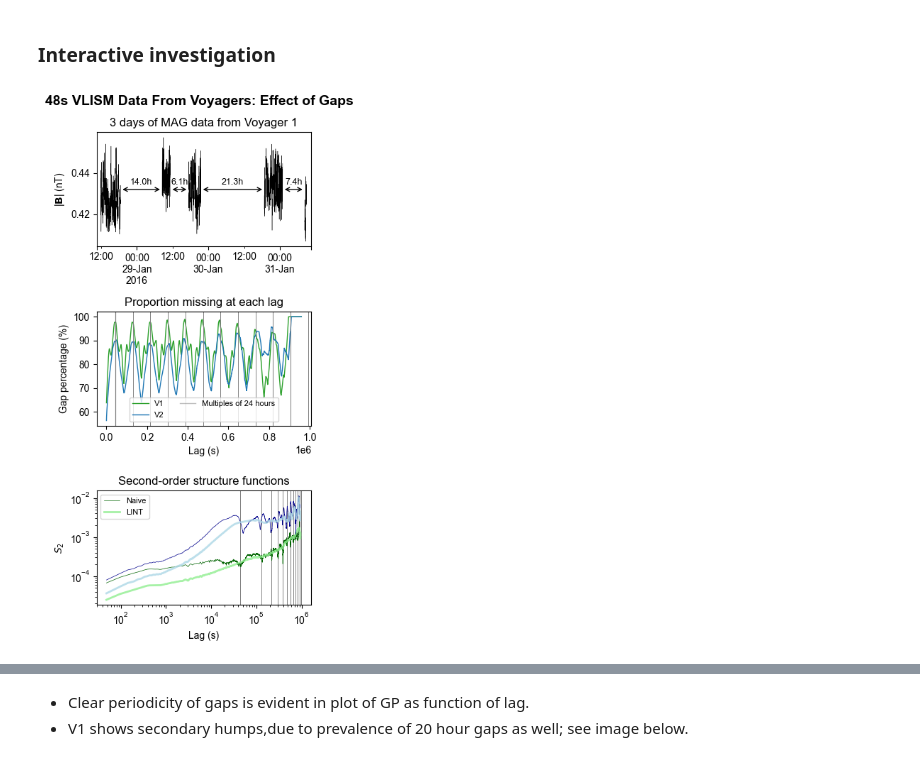
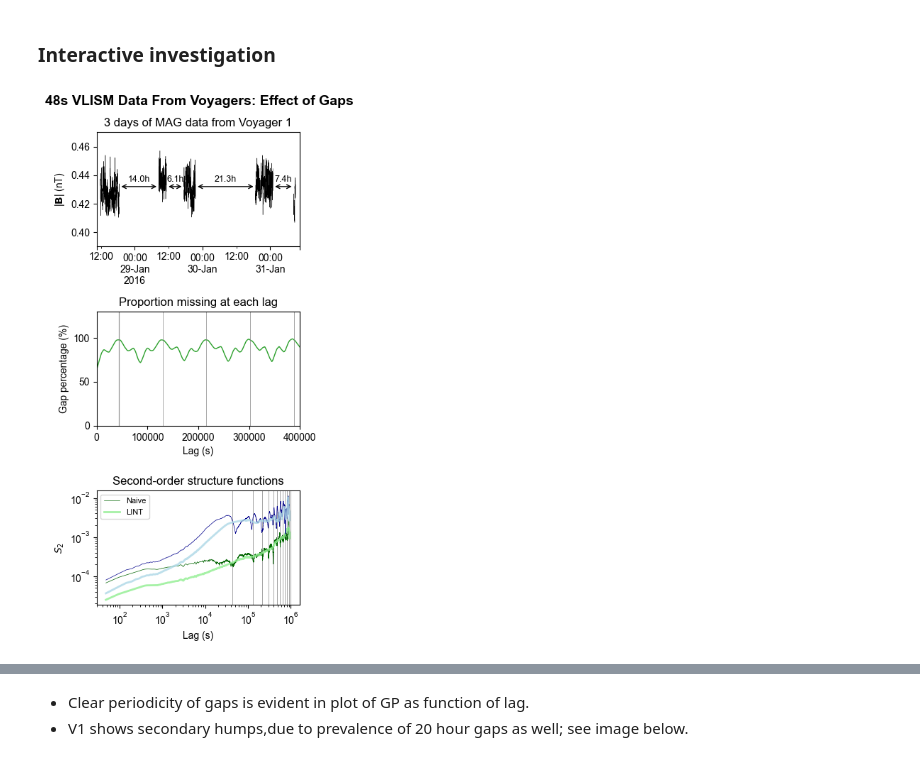
Before and after one commit to daniel-wrench/sf_gap_analysis, a Jupyter notebook: notebooks/ultimate_voyager_sfs.ipynb, the cells around one changed output, grey strips where cells are left out. Cells and saved outputs as stored; diff of their text form; code cells hidden in the pictures.

```diff
--- a/notebooks/ultimate_voyager_sfs.ipynb
+++ b/notebooks/ultimate_voyager_sfs.ipynb
@@ -566,22 +554,22 @@ ax3.set_ylabel("|$\\bf{B}$| (nT)")
 
 # Sample size plot (top, now ax2)
 ax2.plot(lags_v1_hr_linear * 48, sf_v1_hr_gp_linear, color="tab:green", lw=1, label="V1")
-ax2.plot(lags_v1_hr_linear * 48, sf_v2_hr_gp_linear, color="tab:blue", lw=1, label="V2")
+#ax2.plot(lags_v1_hr_linear * 48, sf_v2_hr_gp_linear, color="tab:blue", lw=1, label="V2")
 ax2.set_ylabel("Gap percentage (%)")
 
 # Add vertical lines at multiples of 12 hours to both axes
 for i in np.arange(0, 12, 1):
     for ax_ in (ax2, ax1):
-        ax_.axvline((12+i * 24) * 3600, color="gray", lw=0.7)
+        ax_.axvline((12+i * 24) * 3600, color="gray", lw=0.7, alpha=0.7)
 
 # Add one vertical line to the legend
 ax2.axvline(
     12 * 3600, color="gray", lw=1, alpha=0.5, label="Multiples of 24 hours"
 )
 # Add legend to the sample size plot
-ax2.legend(framealpha=0.8, loc="lower center", ncols=2,
-           fontsize=8
-              )
+# ax2.legend(framealpha=0.8, loc="lower center", ncols=2,
+#            fontsize=8
+#               )
 
 ax1.plot(
     lags_v1_hr_linear * 48,
@@ -601,32 +589,35 @@ ax1.plot(
 ax1.plot(
     lags_v1_hr_linear * 48,
     sf_v2_hr_linear,
     color="darkblue",
     lw=0.5,
 )
 ax1.plot(
     lags_v1_hr_linear * 48,
     sf_v2_hr_lint_linear,
     color="lightblue",
     lw=2,
     alpha=0.8,
 )
 ax1.set_xscale("log")
 ax1.set_yscale("log")
 ax1.set_ylabel("$S_2$")
 ax1.set_xlabel("Lag (s)")
 ax2.set_xlabel("Lag (s)")
+ax3.set_ylim(0.39,0.47)
+ax2.set_xlim(0, 4e5)
+ax2.set_ylim(0,130)
 
 ax1.set_title("Second-order structure functions")
 ax2.set_title("Proportion missing at each lag")
 plt.suptitle(
     "48s VLISM Data From Voyagers: Effect of Gaps",
     fontsize=14,
     fontweight="bold",
     x=0.55,
     )
 ax1.legend(fontsize=8)
 plt.tight_layout()
-plt.savefig("vlism_hr_sfs_gaps.png", dpi=300, bbox_inches="tight")
+#plt.savefig("vlism_hr_sfs_gaps.png", dpi=300, bbox_inches="tight")
 # %% [output]
-[figure, old version]
+[figure, new version]
```
Also changed, not shown: parts of 11 cells of this notebook.
